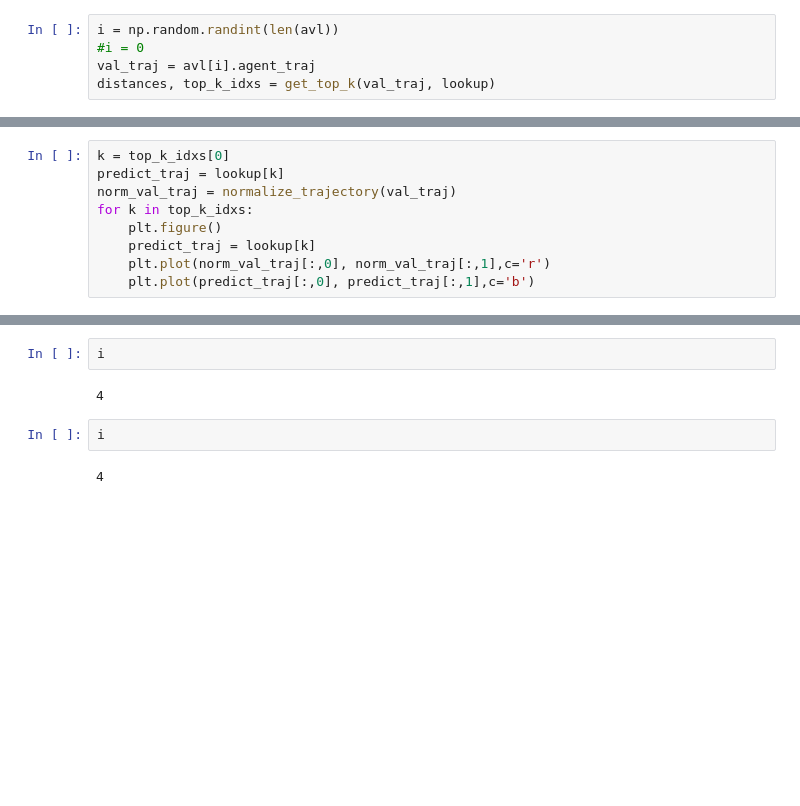
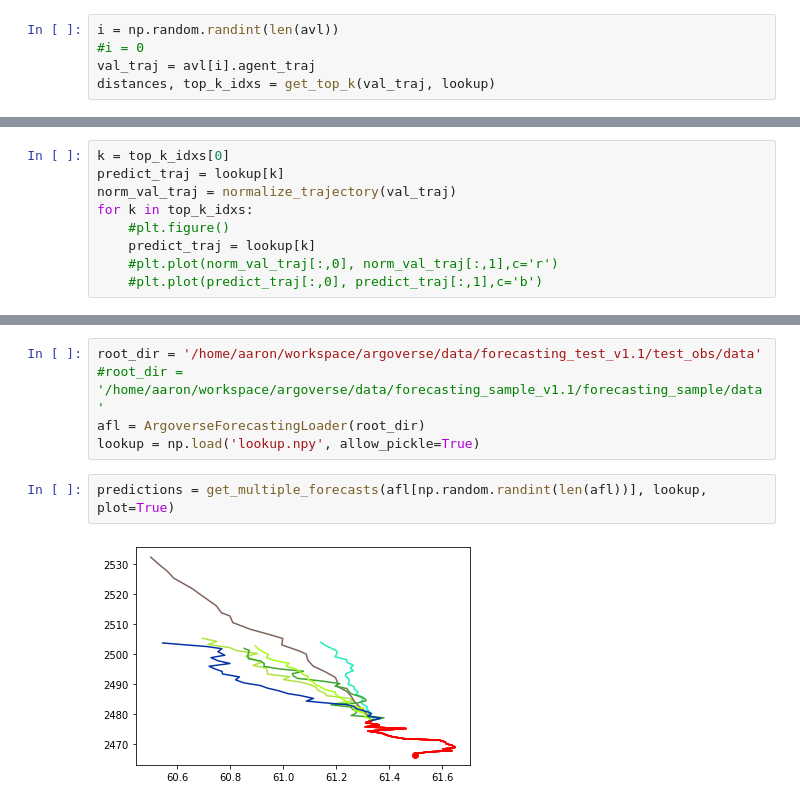
Before and after one commit to aaronh65/argoverse-api, a Jupyter notebook: forecasting_methods/weighted_knn.ipynb, the cells around one changed output, grey strips where cells are left out. Cells and saved outputs as stored; diff of their text form; blank space fills up the shorter version.

```diff
--- a/forecasting_methods/weighted_knn.ipynb
+++ b/forecasting_methods/weighted_knn.ipynb
@@ -71,7 +66,7 @@ k = top_k_idxs[0]
 predict_traj = lookup[k]
 norm_val_traj = normalize_trajectory(val_traj)
 for k in top_k_idxs:
-    plt.figure()
+    #plt.figure()
     predict_traj = lookup[k]
-    plt.plot(norm_val_traj[:,0], norm_val_traj[:,1],c='r')
-    plt.plot(predict_traj[:,0], predict_traj[:,1],c='b')
+    #plt.plot(norm_val_traj[:,0], norm_val_traj[:,1],c='r')
+    #plt.plot(predict_traj[:,0], predict_traj[:,1],c='b')
@@ -111,8 +99,9 @@ for k in top_k_idxs[:]:
-# %%
-i
-# %% [output]
-4
-# %%
-i
-# %% [output]
-4
+# %%
+root_dir = '/home/aaron/workspace/argoverse/data/forecasting_test_v1.1/test_obs/data'
+#root_dir = '/home/aaron/workspace/argoverse/data/forecasting_sample_v1.1/forecasting_sample/data'
+afl = ArgoverseForecastingLoader(root_dir)
+lookup = np.load('lookup.npy', allow_pickle=True)
+# %%
+predictions = get_multiple_forecasts(afl[np.random.randint(len(afl))], lookup, plot=True)
+# %% [output]
+[figure, added]
```
Also changed, not shown: parts of 6 cells of this notebook, 2 other files.
